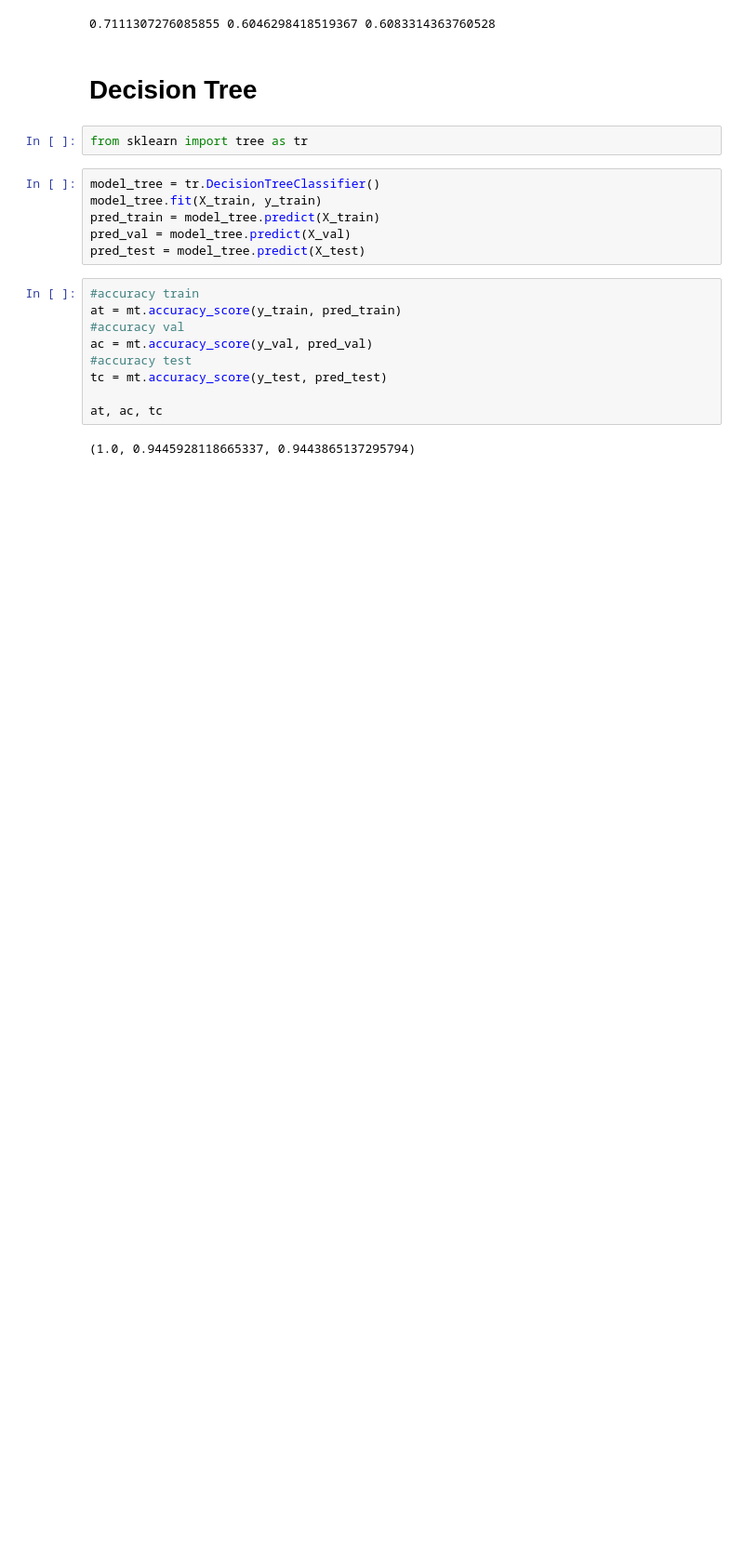
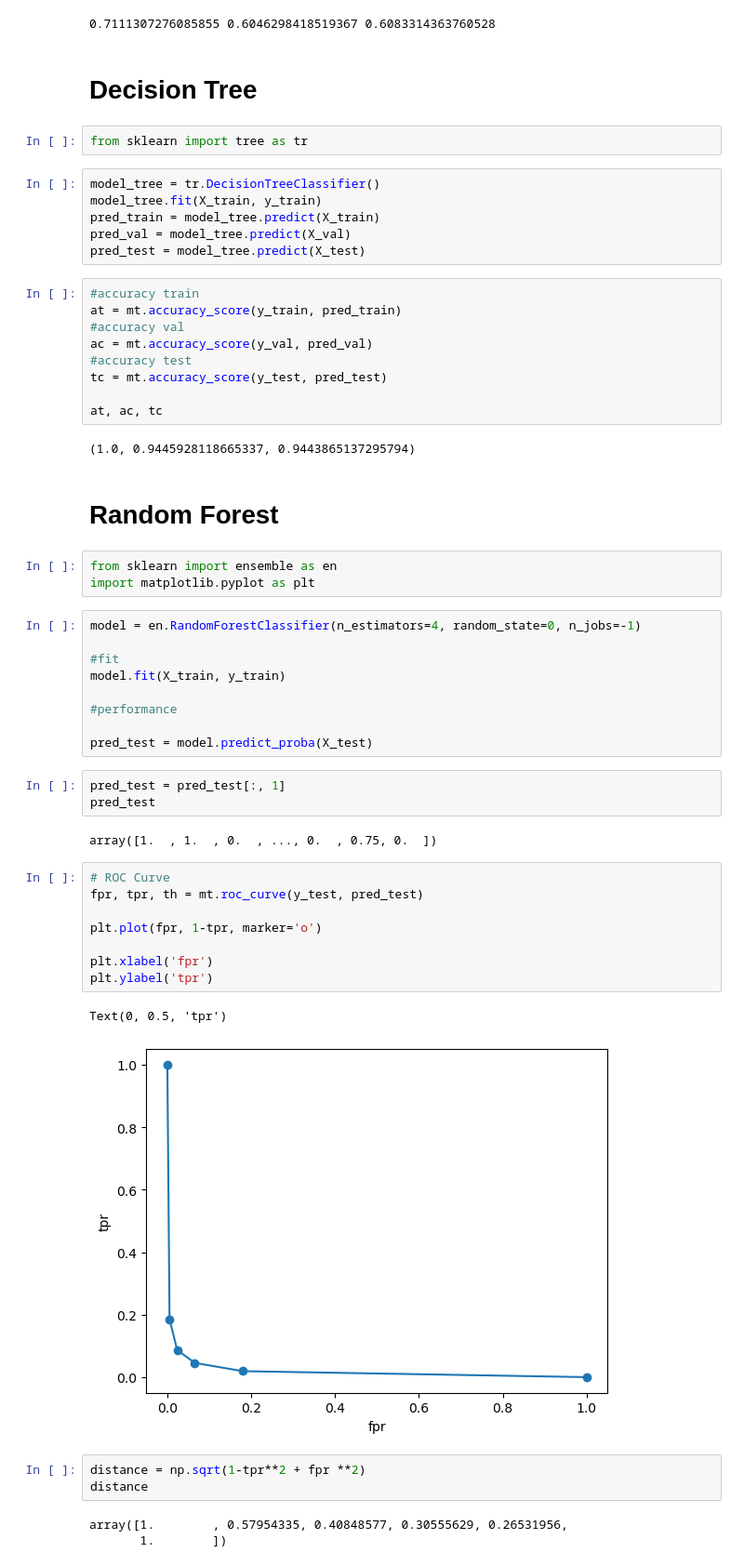
Before and after one commit to LuigiFerrari14/Machine-Learning, a Jupyter notebook: projeto_aluno.ipynb, the cells around one changed output. Shown at 93% size. Saved outputs shown, nothing was run; the diff lists cells and outputs as text; blank space fills up the shorter version.

```diff
--- a/projeto_aluno.ipynb
+++ b/projeto_aluno.ipynb
@@ -110,3 +110,39 @@ tc = mt.accuracy_score(y_test, pred_test)
 at, ac, tc
 # %% [output]
 (1.0, 0.9445928118665337, 0.9443865137295794)
+# %% [markdown]
+# Random Forest
+# %%
+from sklearn import ensemble as en
+import matplotlib.pyplot as plt
+# %%
+model = en.RandomForestClassifier(n_estimators=4, random_state=0, n_jobs=-1)
+
+#fit
+model.fit(X_train, y_train)
+
+#performance
+
+pred_test = model.predict_proba(X_test)
+# %%
+pred_test = pred_test[:, 1]
+pred_test
+# %% [output]
+array([1.  , 1.  , 0.  , ..., 0.  , 0.75, 0.  ])
+# %%
+# ROC Curve
+fpr, tpr, th = mt.roc_curve(y_test, pred_test)
+
+plt.plot(fpr, 1-tpr, marker='o')
+
+plt.xlabel('fpr')
+plt.ylabel('tpr')
+# %% [output]
+Text(0, 0.5, 'tpr')
+[figure, added]
+# %%
+distance = np.sqrt(1-tpr**2 + fpr **2)
+distance
+# %% [output]
+array([1.        , 0.57954335, 0.40848577, 0.30555629, 0.26531956,
+       1.        ])
```
Also changed, not shown: parts of 19 cells of this notebook.
